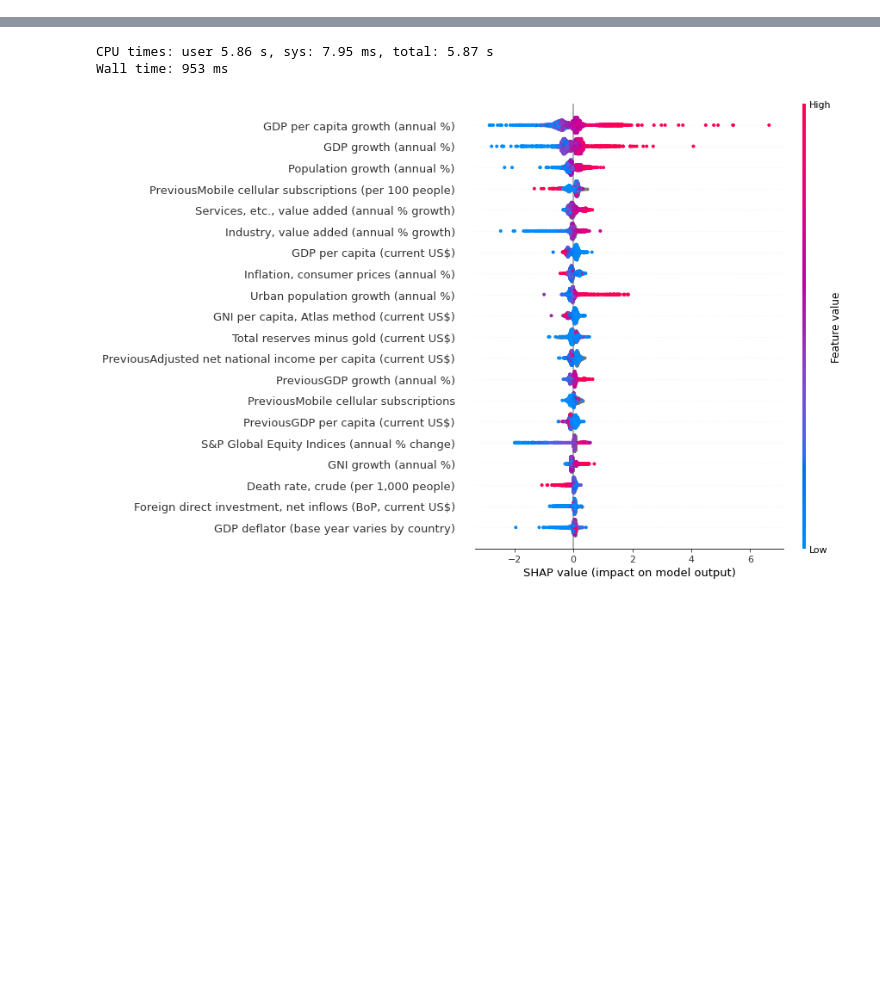
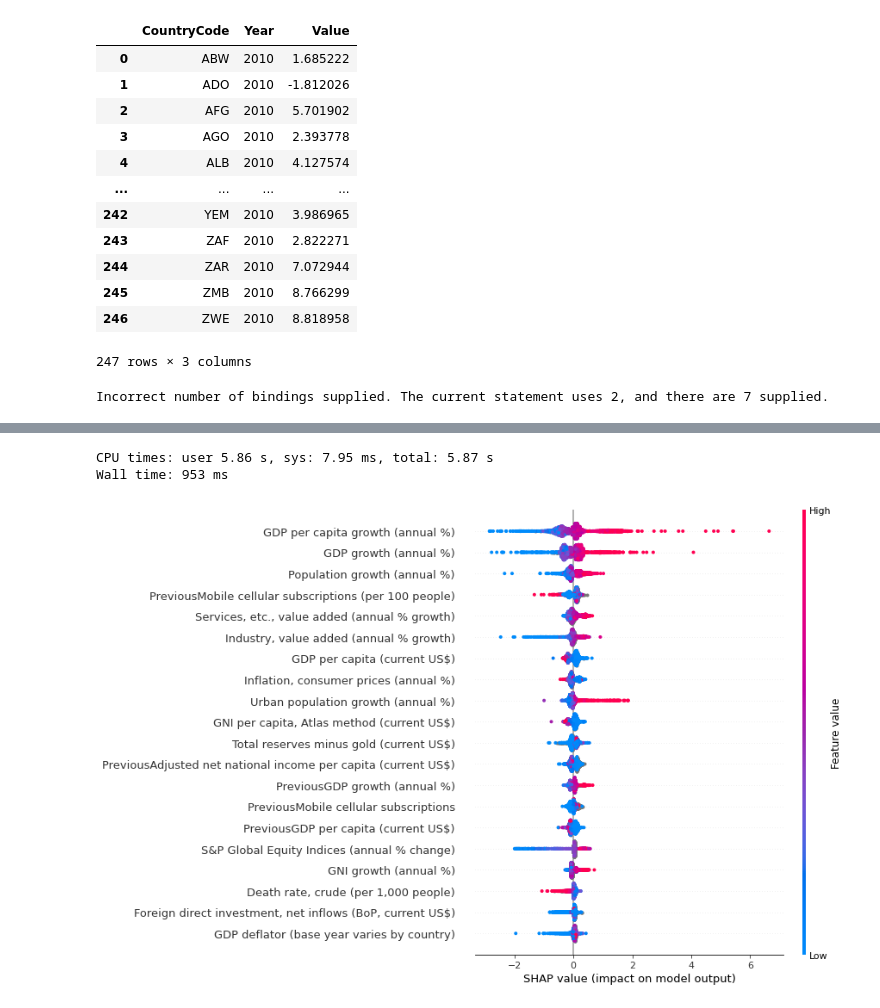
Before and after one commit to Pastells/gdp_growth_forecast, a Jupyter notebook: analysis/Data_set_5.ipynb, the cells around one changed output, grey strips where cells are left out. Drawn from its saved outputs; the diff is of its cells as text; code cells hidden in the pictures; blank space fills up the shorter version.

```diff
--- a/analysis/Data_set_5.ipynb
+++ b/analysis/Data_set_5.ipynb
@@ -193,0 +144,28 @@ Index(['Algeria', 'Armenia', 'Australia', 'Austria', 'Bangladesh', 'Belgium',
+# %%
+# Prediction for 2010, using the last indicators info
+# To do: write the info into data-base
+pivoted_df = country_indicators_df.pivot(values='Value', index=['Country', 'Year'], columns=['IndicatorName'])
+country_list = pivoted_df.index.unique('Country')
+
+#Dataframe with all the countries
+predictions = pd.DataFrame(country_list)
+
+#for country in country_list:
+predictions["Year"] = config.NEXT_YEAR
+predictions["Value"] = xg_reg.predict(pivoted_df.filter(like = f"{config.NEXT_YEAR}", axis=0))
+predictions.rename(columns={'Country': 'CountryCode'}, inplace=True)
+predictions
+# %% [output]
+|  | CountryCode | Year | Value |
+| 0 | ABW | 2010 | 1.685222 |
+| 1 | ADO | 2010 | -1.812026 |
+| 2 | AFG | 2010 | 5.701902 |
+| 3 | AGO | 2010 | 2.393778 |
+| 4 | ALB | 2010 | 4.127574 |
+| ... | ... | ... | ... |
+| 242 | YEM | 2010 | 3.986965 |
+| 243 | ZAF | 2010 | 2.822271 |
+| 244 | ZAR | 2010 | 7.072944 |
+| 245 | ZMB | 2010 | 8.766299 |
+| 246 | ZWE | 2010 | 8.818958 |
+247 rows × 3 columns
@@ -194,3 +175,24 @@ Index(['Algeria', 'Armenia', 'Australia', 'Austria', 'Bangladesh', 'Belgium',
+# %%
+data_sql = [(1,3),(4,6),(7,9)]
+
+
+def insert_database(predictions):
+    sqlite_insert_query = f"""INSERT INTO EstimatedGDPGrowth
+                          (CountryCode, Year, Value)
+                           VALUES
+                          (?, 2010, ?)"""
+    try:
+        with sqlite3.connect(config.DATABASE_PATH) as conn:
+            cursor = conn.cursor()
+            count = cursor.executemany(sqlite_insert_query, predictions)
+            conn.commit()
+            cursor.close()
+    except sqlite3.Error as error:
+        print(error)
+
+insert_database(data_sql)
+# %% [output]
+Incorrect number of bindings supplied. The current statement uses 2, and there are 7 supplied.
 # %%
 import shap
 shap.initjs()
```
Also changed, not shown: parts of 11 cells of this notebook, 7 other files.
